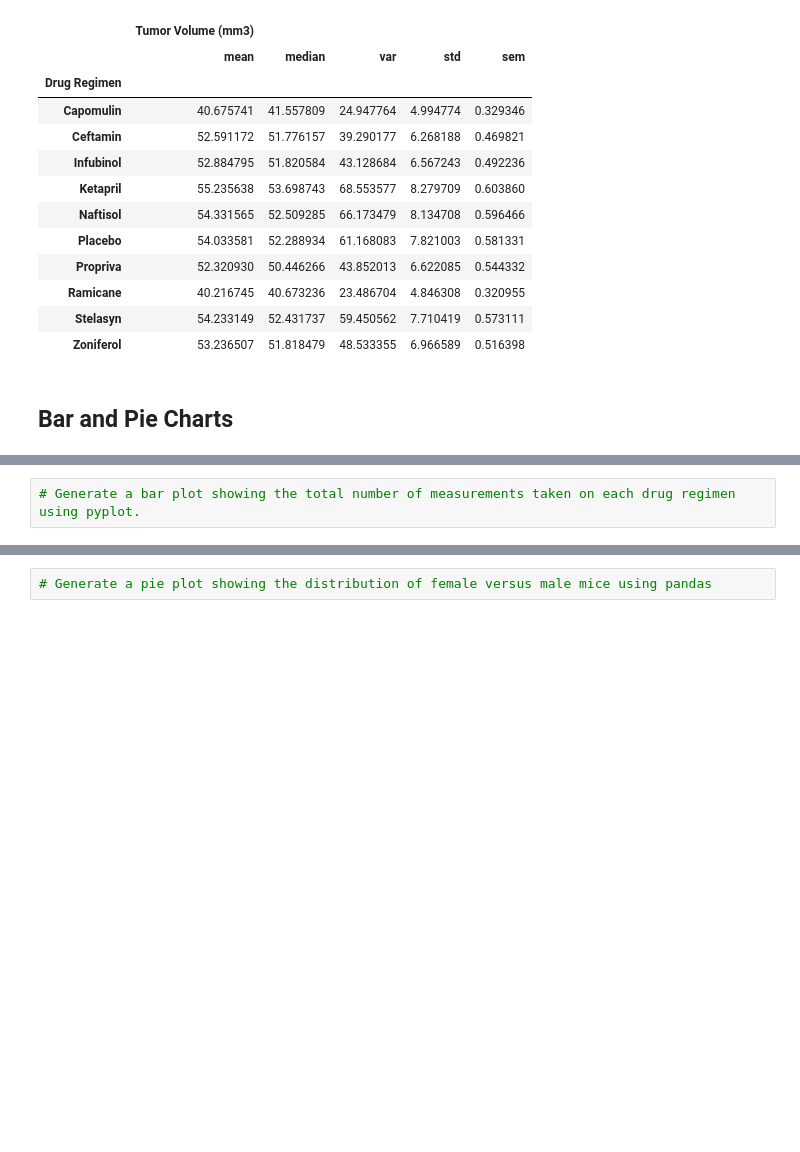
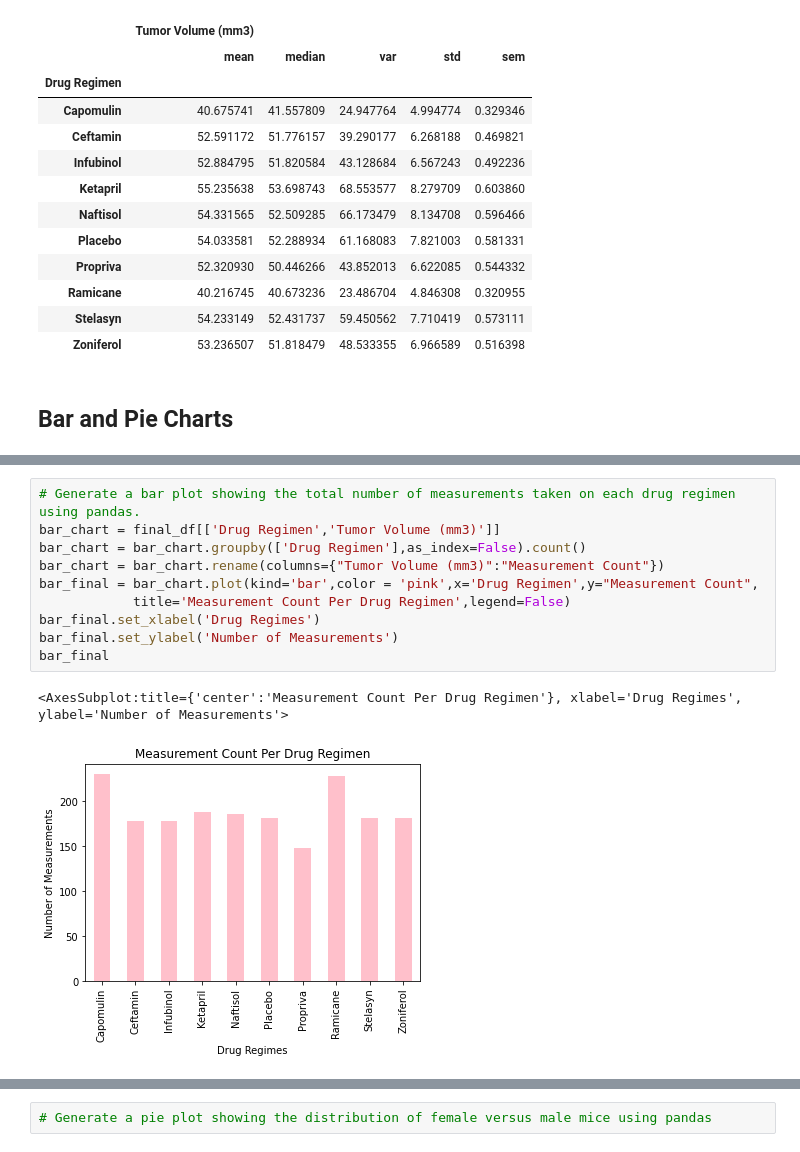
Before and after one commit to verocastillo/matplotlib-challenge, a Jupyter notebook: pymaceuticals_challenge.ipynb, the cells around one changed output, grey strips where cells are left out. Saved outputs shown, nothing was run; the diff lists cells and outputs as text; blank space fills up the shorter version.

Commit message:
Finished bar charts.

```diff
--- a/pymaceuticals_challenge.ipynb
+++ b/pymaceuticals_challenge.ipynb
@@ -163,2 +159,13 @@ med_stats2
-# %%
-# Generate a bar plot showing the total number of measurements taken on each drug regimen using pyplot.
+# %%
+# Generate a bar plot showing the total number of measurements taken on each drug regimen using pandas.
+bar_chart = final_df[['Drug Regimen','Tumor Volume (mm3)']]
+bar_chart = bar_chart.groupby(['Drug Regimen'],as_index=False).count()
+bar_chart = bar_chart.rename(columns={"Tumor Volume (mm3)":"Measurement Count"})
+bar_final = bar_chart.plot(kind='bar',color = 'pink',x='Drug Regimen',y="Measurement Count",
+            title='Measurement Count Per Drug Regimen',legend=False)
+bar_final.set_xlabel('Drug Regimes')
+bar_final.set_ylabel('Number of Measurements')
+bar_final
+# %% [output]
+<AxesSubplot:title={'center':'Measurement Count Per Drug Regimen'}, xlabel='Drug Regimes', ylabel='Number of Measurements'>
+[figure, added]
```
Also changed, not shown: parts of 3 cells of this notebook.
